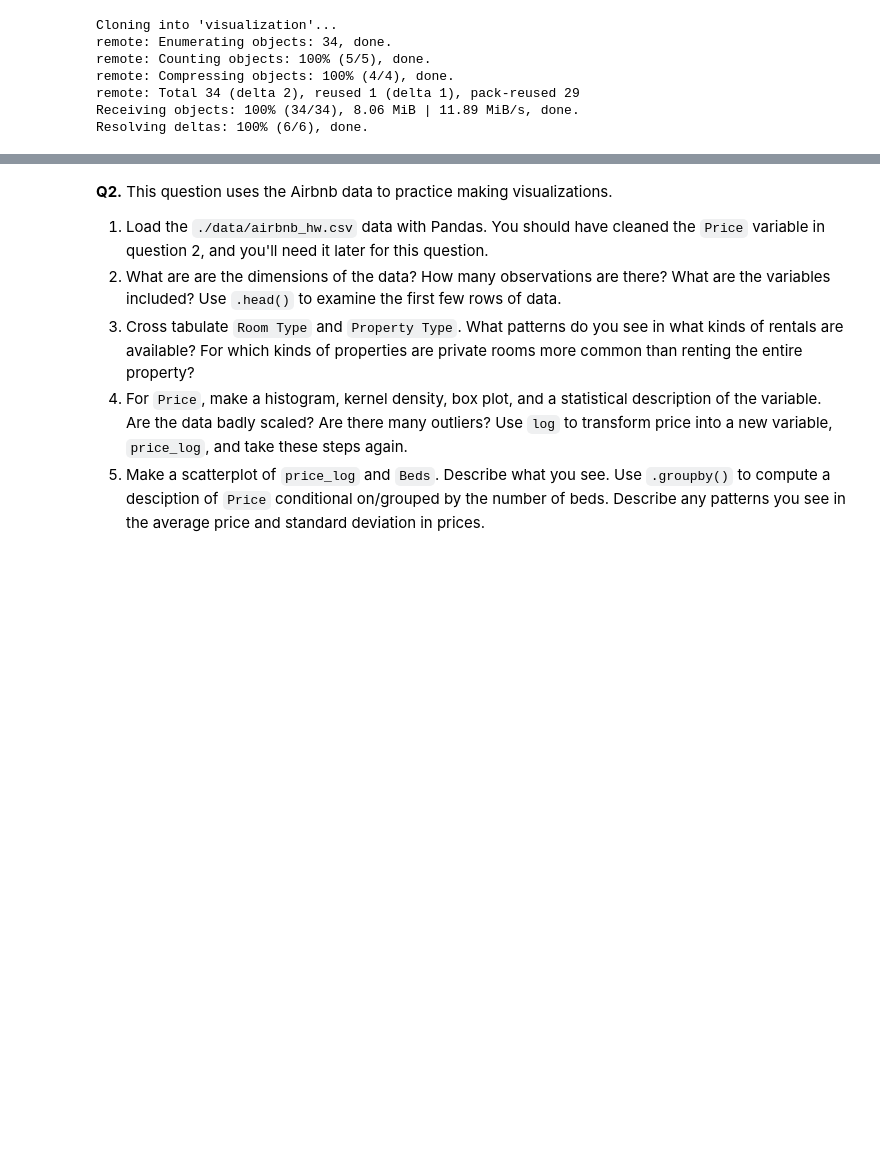
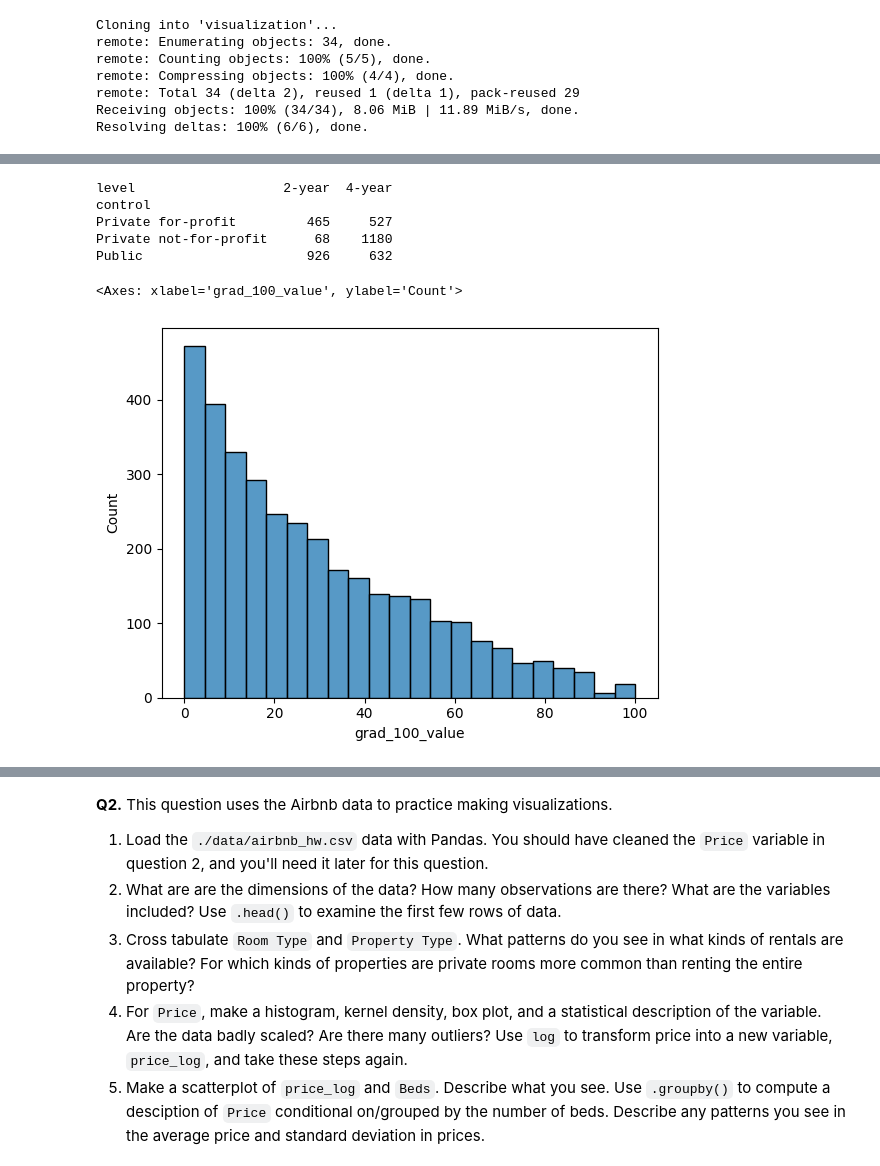
Before and after one commit to annacfisher/visualization, a Jupyter notebook: assignment/assignment.ipynb, the cells around one changed output, grey strips where cells are left out. Saved outputs shown, nothing was run; the diff lists cells and outputs as text; code cells hidden in the pictures; blank space fills up the shorter version.

```diff
--- a/assignment/assignment.ipynb
+++ b/assignment/assignment.ipynb
@@ -51,0 +54,21 @@ df.head()
+# %%
+#3
+print(pd.crosstab(df['control'],df['level']))
+
+#private for-profit is split pretty evenly between 2-year and 4-year, but private not
+# for profit is overwhelmingly 4-year. Public has more 2 year than 4 year.
+#most universities are private not-for-profit
+# %% [output]
+level                   2-year  4-year
+control
+Private for-profit         465     527
+Private not-for-profit      68    1180
+Public                     926     632
+# %%
+#4
+var = 'grad_100_value'
+
+sns.histplot(df[var])
+# %% [output]
+<Axes: xlabel='grad_100_value', ylabel='Count'>
+[figure, added]
```
Also changed, not shown: parts of 9 cells of this notebook.
